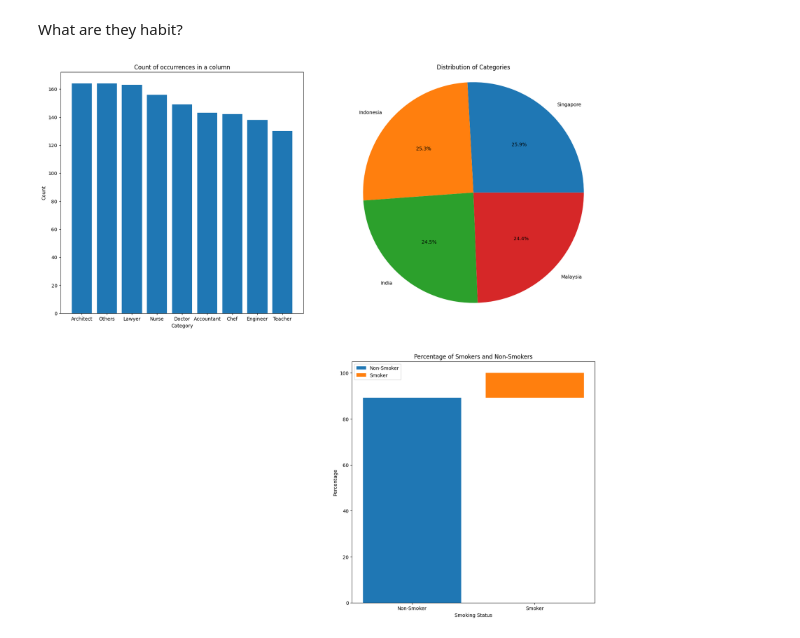
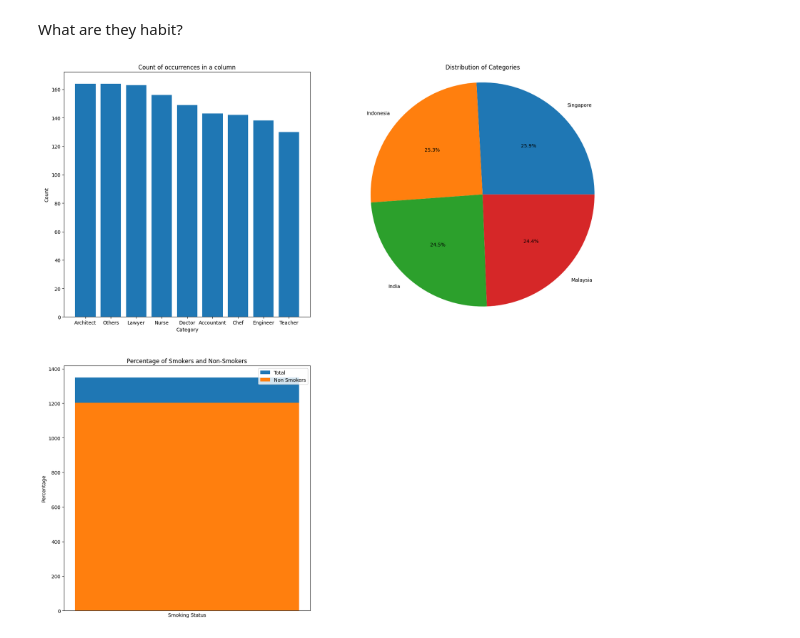
Before and after one commit to jeffatgithub/ntuchealth, a Jupyter notebook: analysis.ipynb, the cells around one changed output. Saved outputs shown, nothing was run; the diff lists cells and outputs as text; code cells hidden in the pictures.

Commit message:
Worked out smoker barchart. To continue with hypertension chart per country

```diff
--- a/analysis.ipynb
+++ b/analysis.ipynb
@@ -41,37 +41,39 @@ occupation_counts = data_30_df.occupation.value_counts()
 # Create bar chart
 plt.bar(occupation_counts.index, occupation_counts.values)
 
 # Adding labels and title
 plt.xlabel('Category')
 plt.ylabel('Count')
 plt.title('Count of occurrences in a column')
 
 
 #2
 plt.subplot(2,2,2)
 country_counts = data_30_df.country.value_counts()
 
 # Create pie chart
 plt.pie(country_counts, labels=country_counts.index, autopct='%1.1f%%')
 plt.title('Distribution of Categories')
 plt.axis('equal')  # Equal aspect ratio ensures that pie is drawn as a circle.
 
-plt.subplot(2,2,4)
+plt.subplot(2,2,3)
 smoke_counts = data_30_df['smoke'].value_counts()
 
+plt.bar(0, smoke_counts.sum(), label='Total')
+plt.bar(0, smoke_counts[0], label='Non Smokers')
+
+
 # Calculate percentages
-total = sum(smoke_counts)
-percentages = {key: (value / total) * 100 for key, value in smoke_counts.items()}
+#total = sum(smoke_counts)
+#percentages = {key: (value / total) * 100 for key, value in smoke_counts.items()}
 
 # Create bar chart
-plt.bar(0, percentages[0], label='Non-Smoker')
-plt.bar(1, percentages[1], bottom=percentages[0], label='Smoker')
-plt.xticks([0, 1], ['Non-Smoker', 'Smoker'])
 plt.xlabel('Smoking Status')
 plt.ylabel('Percentage')
 plt.title('Percentage of Smokers and Non-Smokers')
 plt.legend()
+plt.xticks([])
 
 plt.show()
 # %% [output]
-[figure, old version]
+[figure, new version]
```
Also changed, not shown: 1 other file.
